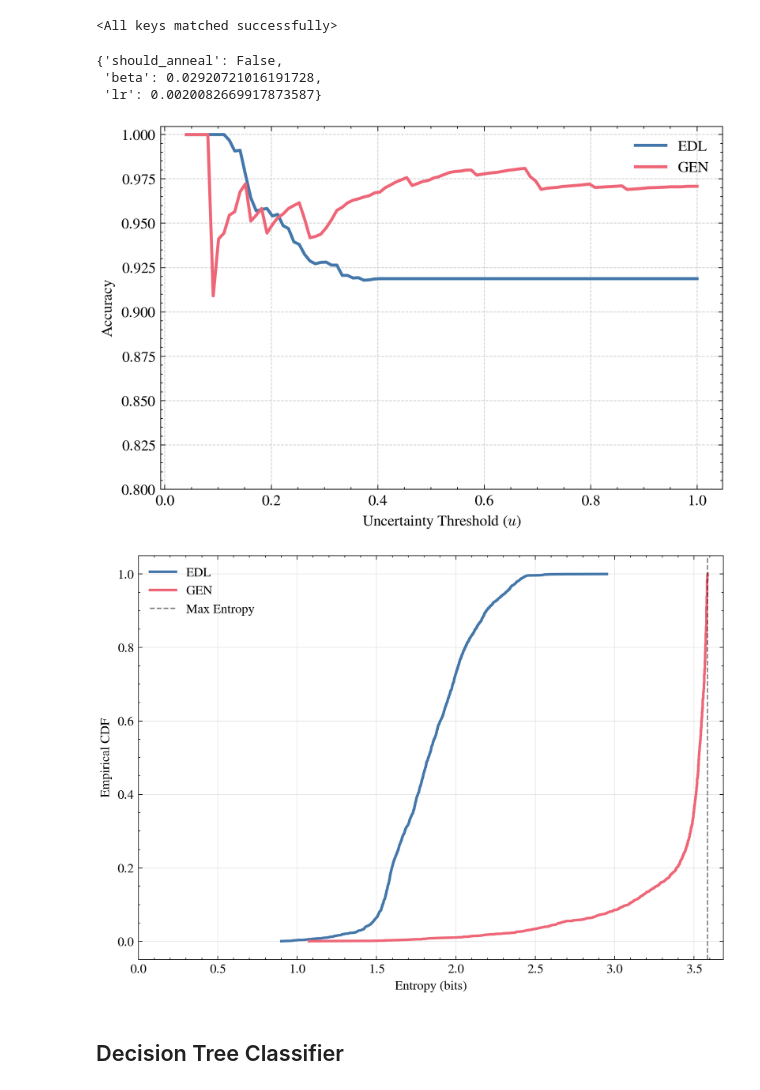
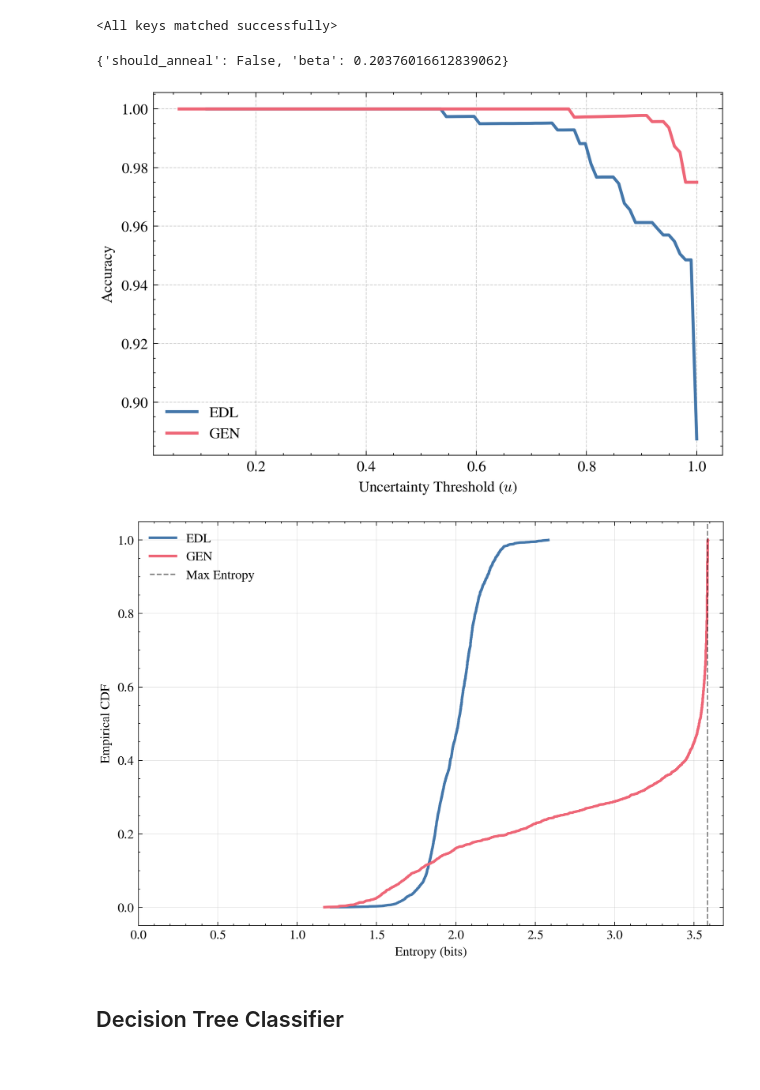
Before and after one commit to LucaCtt/csi-vae, a Jupyter notebook: notebooks/best_model.ipynb, the cells around one changed output. Saved outputs shown, nothing was run; the diff lists cells and outputs as text; code cells hidden in the pictures.

```diff
--- a/notebooks/best_model.ipynb
+++ b/notebooks/best_model.ipynb
@@ -299,11 +299,9 @@ gen_fusion.load_state_dict(torch.load(WEIGHTS_DIR / "gen" / f"t{gen_study.best_t
 # %% [output]
 <All keys matched successfully>
 # %%
-gen_study.best_trial.params
+edl_study.best_trial.params
 # %% [output]
-{'should_anneal': False,
- 'beta': 0.02920721016191728,
- 'lr': 0.0020082669917873587}
+{'should_anneal': False, 'beta': 0.20376016612839062}
 # %%
 def accuracy_vs_uncertainty(
     model: torch.nn.Module,
@@ -351,36 +349,34 @@ def accuracy_vs_uncertainty(
     for t in thresholds:
         mask = all_uncertainties <= t
         if np.any(mask):
             acc = np.mean(all_correct[mask])
             accuracies.append(acc)
         else:
             accuracies.append(None)
 
     return thresholds, accuracies
 
 
 # Collect data
 edl_thresholds, edl_accuracies = accuracy_vs_uncertainty(edl_fusion, edl_inference, test_dl, DEVICE)
 gen_thresholds, gen_accuracies = accuracy_vs_uncertainty(gen_fusion, gen_inference, test_dl, DEVICE)
 
 plt.figure(figsize=(6, 4))
 
 # Accuracy Curve
 plt.plot(edl_thresholds, edl_accuracies, lw=2, label="EDL")
 plt.plot(gen_thresholds, gen_accuracies, lw=2, label="GEN")
 
 plt.xlabel("Uncertainty Threshold ($u$)")
 plt.ylabel("Accuracy")
-_,ylim_top = plt.ylim()
-plt.ylim(0.8, ylim_top)
 plt.tick_params(axis="y")
 plt.grid(True, linestyle="--", alpha=0.6)
 plt.legend()
 plt.tight_layout()
 plt.savefig(PLOTS_DIR / "edl_accuracy_vs_uncertainty.pdf")
 plt.show()
 # %% [output]
-[figure, old version]
+[figure, new version]
 # %%
 def compute_ood_entropy(
     model: torch.nn.Module,
@@ -450,7 +446,7 @@ plt.tight_layout()
 plt.savefig(PLOTS_DIR / "edl_ood_entropy_cdf.pdf")
 plt.show()
 # %% [output]
-[figure, old version]
+[figure, new version]
 # %% [markdown]
 ## Decision Tree Classifier
 # %%
```
Also changed, not shown: parts of 2 cells of this notebook, 9 other files.
